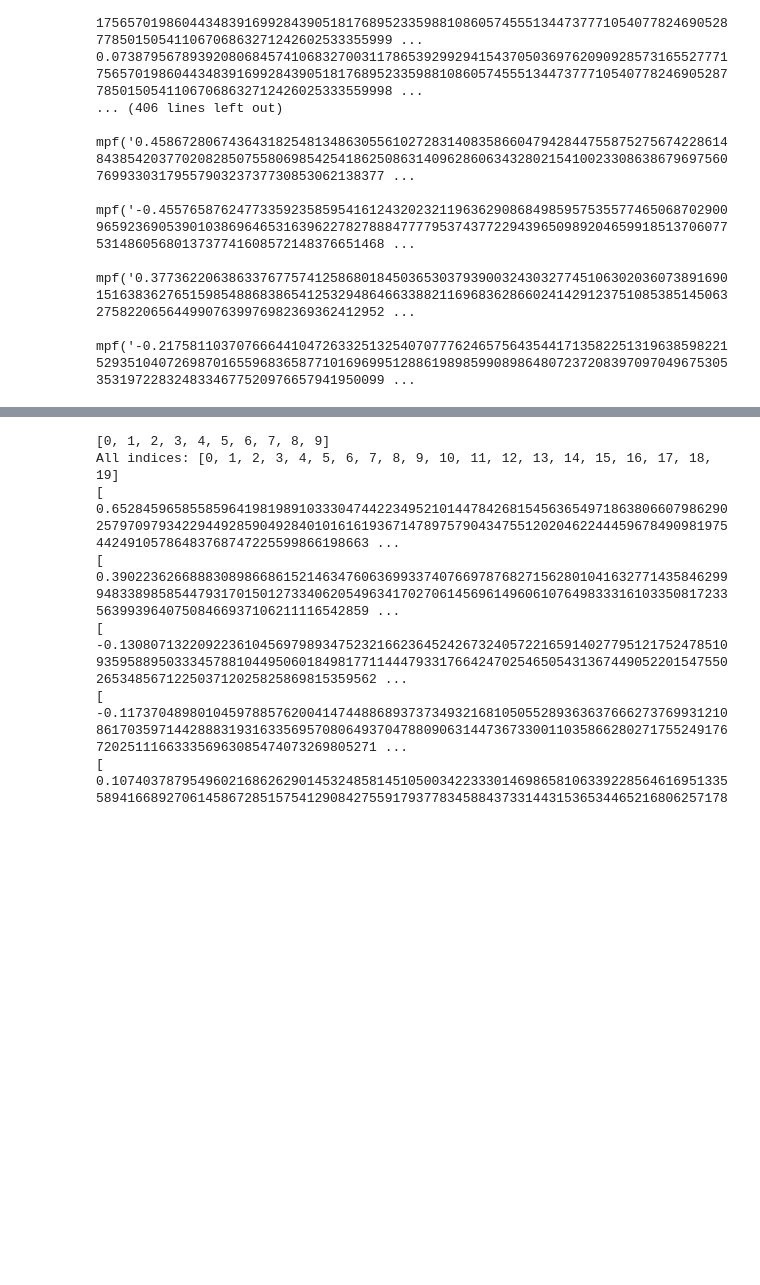
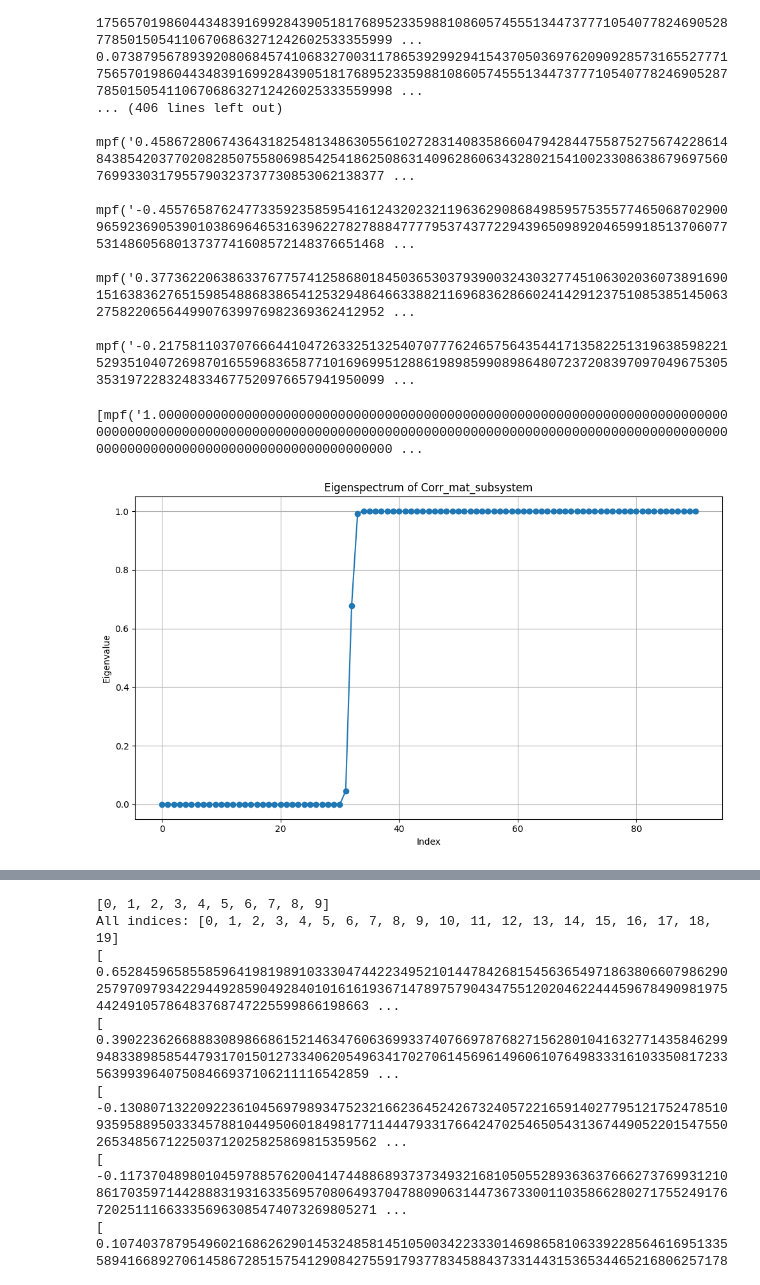
Before and after one commit to bi-altgg/Entangle_Hamil_Graz, a Jupyter notebook: EH_gradient_code.ipynb, the cells around one changed output, grey strips where cells are left out. Drawn from its saved outputs; the diff is of its cells as text; code cells hidden in the pictures; blank space fills up the shorter version.

Commit message:
updates for plot

```diff
--- a/EH_gradient_code.ipynb
+++ b/EH_gradient_code.ipynb
@@ -37,7 +37,7 @@ def build_hamiltonian(L, xi):
 Hamiltonian = build_hamiltonian(10, np.float128(5.0)).astype(np.float128)  # sparse CSR float64
 H_dense = Hamiltonian.toarray().astype(np.float128)  # dense float64 for eigh
 
-evals, evecs = np.linalg.eigh(H_dense)plt.figure(figsize=(10, 6))
+#evals, evecs = np.linalg.eigh(H_dense)plt.figure(figsize=(10, 6))
 plt.plot(np.arange(20), np.diag(Hamilton_build(10, 5.0)), marker='o', linestyle='-')
 plt.xticks(ticks=np.arange(20), labels=np.arange(-10 + 1, 10 + 1))
 plt.xlabel('Site index')
@@ -58,15 +58,15 @@ for k in range(num_negative_eigvals):
         for i in range(evecs.shape[1]):
             correlation_mat[i, j] += evecs[k, i] * evecs[k, j]
 
-C = correlation_matfloat64
+#C = correlation_matfloat64
 #print(evals)float64
 #print(evecs)
 P = evecs
 #print(P[7])
-print(C)
+#print(C)
 eigvals_C = np.linalg.eigvalsh(C)
-B = (eigvals_C)
-print (B)
+#B = (eigvals_C)
+#print (B)
 import matplotlib.pyplot as plt
 
 plt.figure(figsize=(10, 6))
@@ -224,0 +248,28 @@ def Corr_mat(L, xi, Nprec=200):
+# %%
+# Compute the correlation matrix for the subsystem
+CA = Corr_mat_subsystem(60, 40, 30, Nprec=200)
+
+# Enforce Hermiticity
+CA = (CA + CA.T) / 2
+
+# Diagonalize
+evals, _ = mp.eig(CA)
+evals = [mp.re(val) for val in evals]
+print(evals)
+# Sort the eigenvalues from lowest to largest
+sorted_eigenvalues = sorted(evals)
+
+# Plot the eigenvalues
+import matplotlib.pyplot as plt
+
+plt.figure(figsize=(10, 6))
+plt.plot(range(len(sorted_eigenvalues)), sorted_eigenvalues, marker='o', linestyle='-')
+plt.xlabel('Index')
+plt.ylabel('Eigenvalue')
+plt.title('Eigenspectrum of Corr_mat_subsystem')
+plt.grid(True)
+plt.tight_layout()
+plt.show()
+# %% [output]
+[mpf('1.000000000000000000000000000000000000000000000000000000000000000000000000000000000000000000000000000000000000000000000000000000000000000000000000000000000000000000000000000000000000000000000000 ...
+[figure, added]
```
Also changed, not shown: parts of 13 cells of this notebook, 2 other files.
